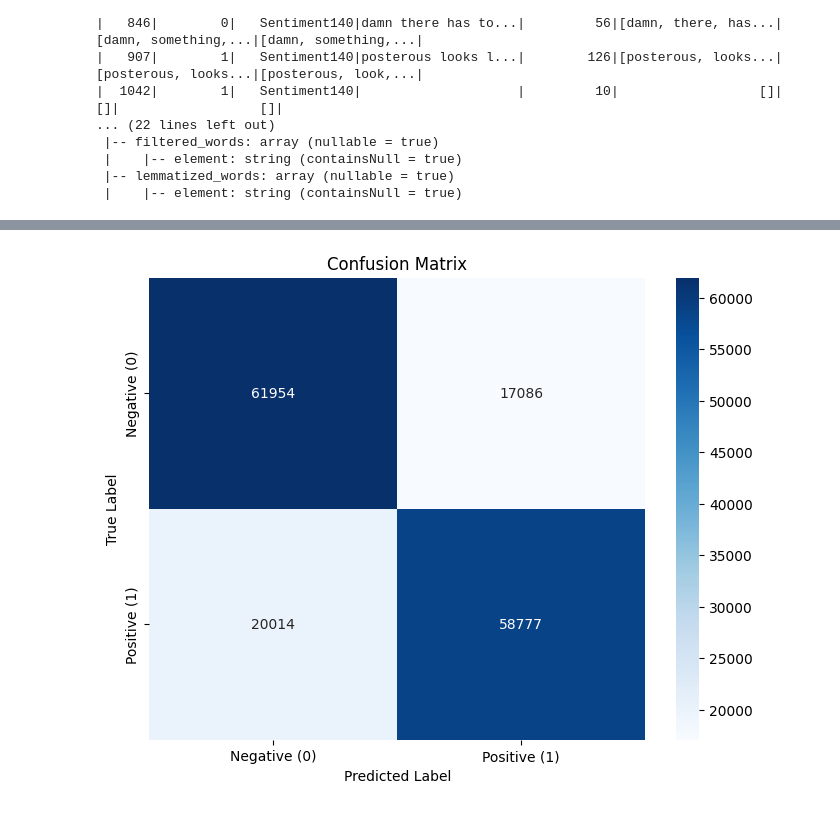
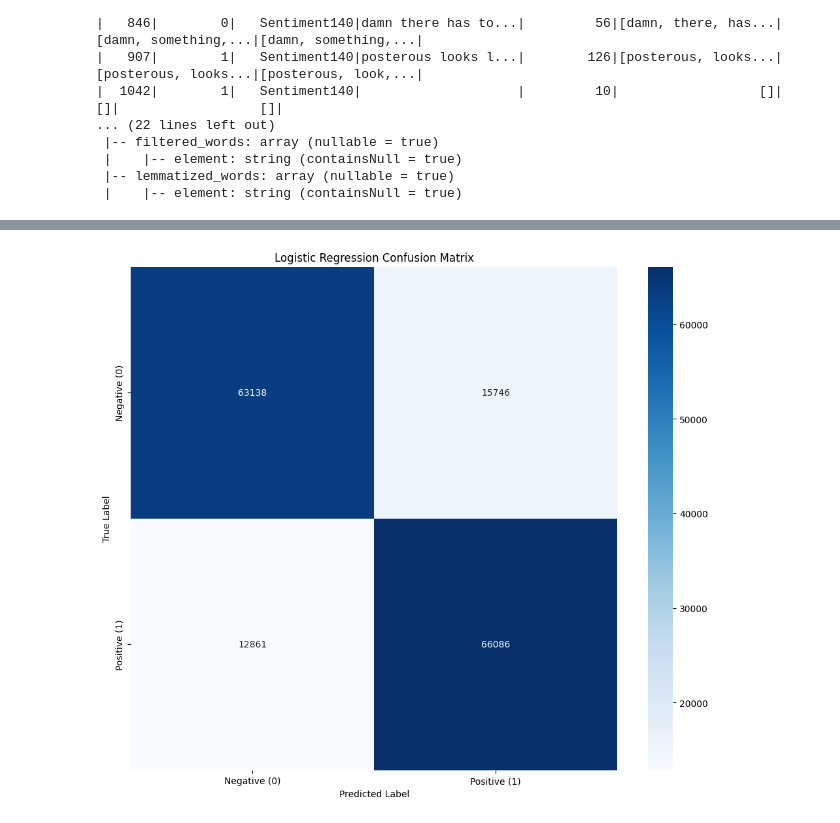
Before and after one commit to ndhung18/Sentiment-Analysis-in-Hadoop-and-Spark, a Jupyter notebook: Classification.ipynb, the cells around one changed output, grey strips where cells are left out. Saved outputs shown, nothing was run; the diff lists cells and outputs as text; code cells hidden in the pictures.

```diff
--- a/Classification.ipynb
+++ b/Classification.ipynb
@@ -56,18 +56,14 @@ df.printSchema()
  |    |-- element: string (containsNull = true)
 # %%
 # Prepare data for model
-indexer = StringIndexer(inputCol="Sentiment", outputCol="label")
-data = indexer.fit(df).transform(df)
-
-vectorizer = CountVectorizer(inputCol="lemmatized_words", outputCol="raw_features")
-
-idf = IDF(inputCol="raw_features", outputCol="idf")
-
-assembler = VectorAssembler(inputCols=["idf"], outputCol="features")
+vectorizer = CountVectorizer(inputCol="lemmatized_words", outputCol="raw_features", maxDF=0.8, minDF=5)
+idf = IDF(inputCol="raw_features", outputCol="features")
+data = data.drop("ItemID", "SentimentSource", "SentimentText", "text_length", "words", "filtered_words")
+data.show()
 
 # Split train/test dataset
 train_data, test_data = data.randomSplit([0.9, 0.1], seed=42)
 
 # Metrics
-acc_evaluator = MulticlassClassificationEvaluator(labelCol="label", predictionCol="prediction", metricName="accuracy")
-f1_evaluator = MulticlassClassificationEvaluator(labelCol="label", predictionCol="prediction", metricName="f1")
+acc_evaluator = MulticlassClassificationEvaluator(labelCol="Sentiment", predictionCol="prediction", metricName="accuracy")
+f1_evaluator = MulticlassClassificationEvaluator(labelCol="Sentiment", predictionCol="prediction", metricName="f1")
@@ -106,0 +106,10 @@ nb_model.save("hdfs://localhost:9000/models/nb_sentiment_model")
+# %%
+# Loading the saved Naive Bayes model from HDFS for reuse.
+nb_model = PipelineModel.load("hdfs://localhost:9000/model/nb")
+nb_predictions = nb_model.transform(test_data)
+
+nb_accuracy = acc_evaluator.evaluate(nb_predictions)
+nb_f1 = f1_evaluator.evaluate(nb_predictions)
+
+print(f"Naive Bayes Accuracy: {nb_accuracy:.4f}")
+print(f"Naive Bayes F1 Score: {nb_f1:.4f}")
@@ -165,0 +160,11 @@ Logistic Regression F1 Score: 0.7649
+# %%
+# Loading the saved Logistic Regression model from HDFS for reuse.
+lr_model = PipelineModel.load("hdfs://localhost:9000/model/lr")
+lr_predictions = lr_model.transform(test_data)
+
+
+lr_accuracy = acc_evaluator.evaluate(lr_predictions)
+lr_f1 = f1_evaluator.evaluate(lr_predictions)
+
+print(f"Logistic Regression Accuracy: {lr_accuracy:.4f}")
+print(f"Logistic Regression F1 Score: {lr_f1:.4f}")
@@ -166,14 +177,14 @@ Logistic Regression F1 Score: 0.7649
 # %%
-# Confusion Matrix
-predictionAndLabels = lr_predictions.select("prediction", "label").rdd.map(lambda row: (float(row[0]), float(row[1])))
+# Logistic Regression Confusion Matrix
+predictionAndLabels = lr_predictions.select("prediction", "Sentiment").rdd.map(lambda row: (float(row[0]), float(row[1])))
 
 metrics = MulticlassMetrics(predictionAndLabels)
 cm = metrics.confusionMatrix().toArray()
 cm_df = pd.DataFrame(cm, index=["Negative (0)", "Positive (1)"], columns=["Negative (0)", "Positive (1)"])
 
-plt.figure(figsize=(8, 6))
+plt.figure(figsize=(12, 10))
 sns.heatmap(cm_df, annot=True, fmt=".0f", cmap="Blues")
-plt.title("Confusion Matrix")
+plt.title("Logistic Regression Confusion Matrix")
 plt.xlabel("Predicted Label")
 plt.ylabel("True Label")
 plt.show()
@@ -184,3 +195,3 @@ plt.show()
-[figure, old version]
+[figure, new version]
 # %%
 # Random Forest Classifier
```
Also changed, not shown: parts of 14 cells of this notebook.
